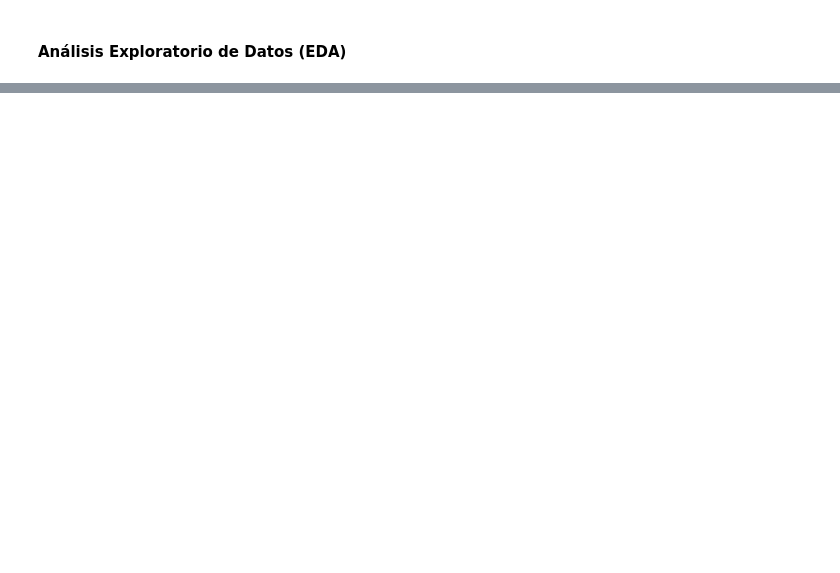
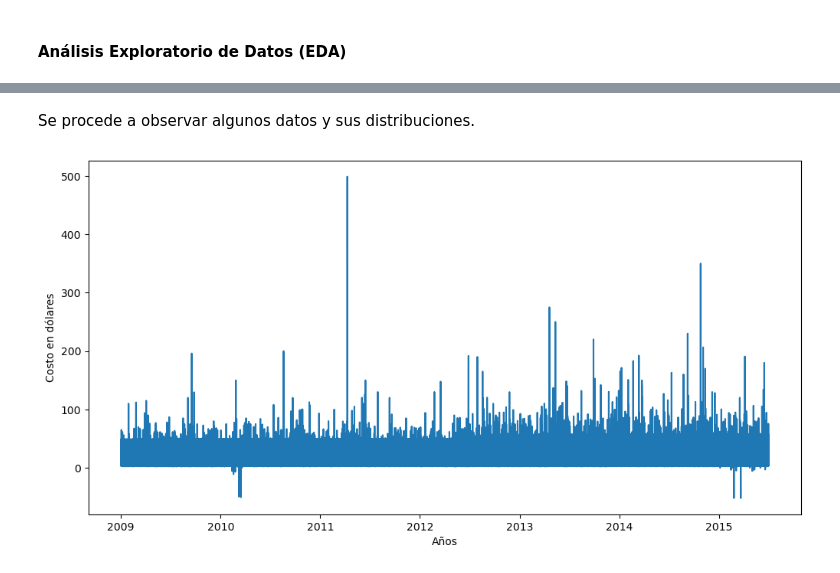
Before and after one commit to CaroRuiz92/AA1-TUIA-2025C2-Ruiz-Quispe, a Jupyter notebook: TP-Regresion-AA1-2025C1.ipynb, the cells around one changed output, grey strips where cells are left out. Cells and saved outputs as stored; diff of their text form; code cells hidden in the pictures; blank space fills up the shorter version.

```diff
--- a/TP-Regresion-AA1-2025C1.ipynb
+++ b/TP-Regresion-AA1-2025C1.ipynb
@@ -87,0 +94,14 @@ Se procede a buscar y analizar los datos atípicos.
+# %% [markdown]
+Se procede a observar algunos datos y sus distribuciones.
+# %%
+# Distribución de fare_amount según date
+
+df_date_orden = df.sort_values(by='date')
+
+plt.figure(figsize=(12,6))
+plt.plot(df_date_orden['date'], df_date_orden['fare_amount'])
+plt.xlabel('Años')
+plt.ylabel('Costo en dólares')
+plt.show()
+# %% [output]
+[figure, added]
```
Also changed, not shown: parts of 9 cells of this notebook.
